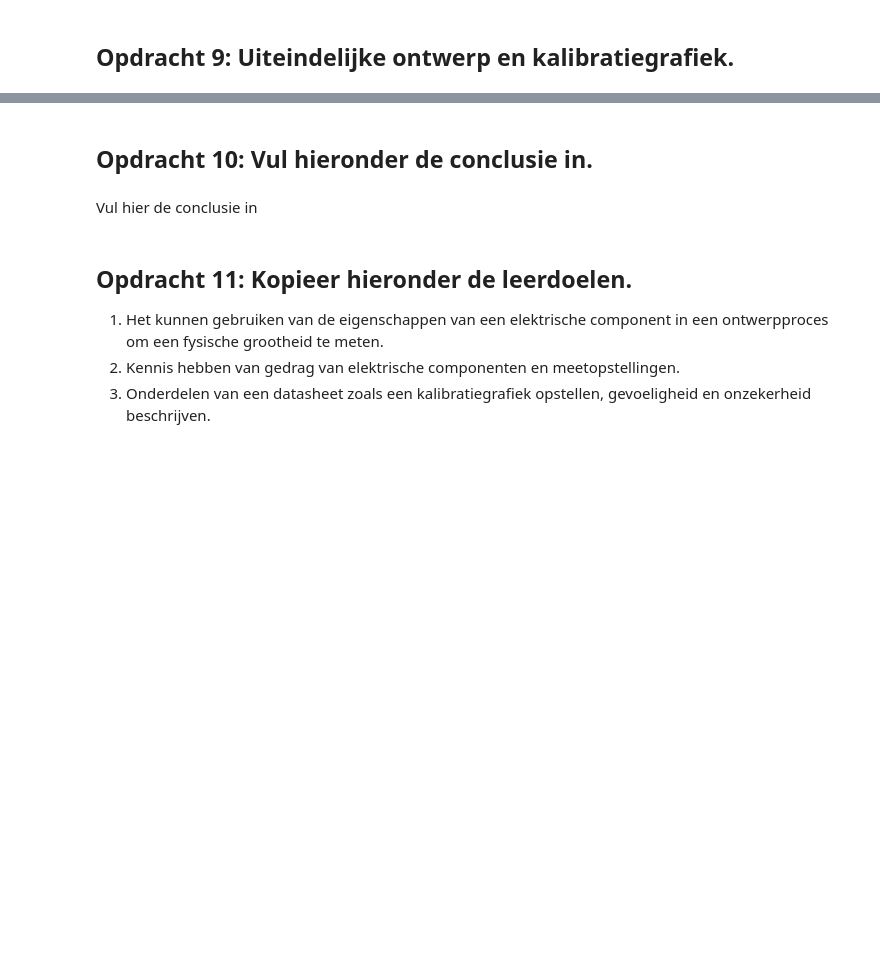
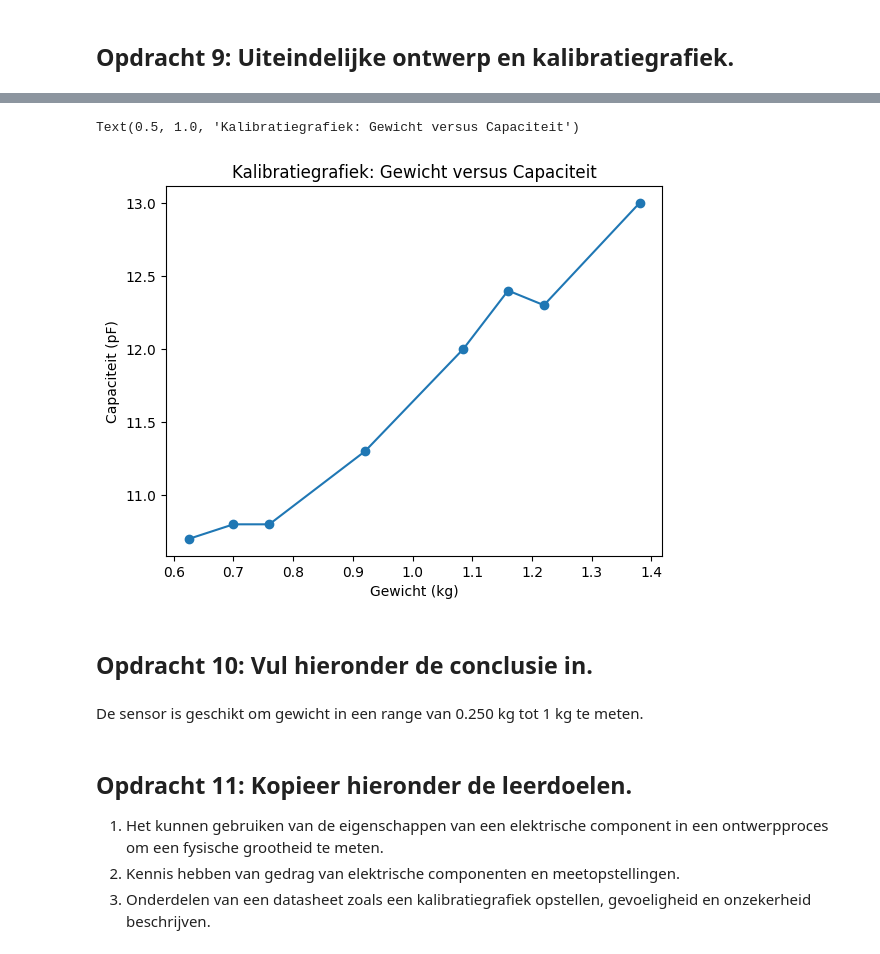
Before and after one commit to Nina925/opdrachten-DEF-D, a Jupyter notebook: FysiekeOntwerpopdrachten/2OntwerpEenSensorCondensator/DEFOntwerpopdracht2OntwerpEenSensorInvulTemplate.ipynb, the cells around one changed output, grey strips where cells are left out. Saved outputs shown, nothing was run; the diff lists cells and outputs as text; code cells hidden in the pictures; blank space fills up the shorter version.

```diff
--- a/FysiekeOntwerpopdrachten/2OntwerpEenSensorCondensator/DEFOntwerpopdracht2OntwerpEenSensorInvulTemplate.ipynb
+++ b/FysiekeOntwerpopdrachten/2OntwerpEenSensorCondensator/DEFOntwerpopdracht2OntwerpEenSensorInvulTemplate.ipynb
@@ -119,7 +157,27 @@ Onze sensor kan nog verbetered worden door de volgende verbeteringen (minimaal 2
+# %%
+# Plot hier je oorspronkelijke en je uiteindelijke kalibratiegrafieken, fit daar een bijpassende lijn door
+# en zet ook de verwachte ontwerpgrafiek erbij
+
+gewicht2 = np.array([920.3,1380.3,760,1220,700,1160,625,1085])*1e-3
+capaciteit2 = np.array([11.3,13,10.8,12.3,10.8,12.4,10.7,12.0])
+
+#sorteren
+sort_index = np.argsort(gewicht2)
+gewicht2_sorted = gewicht2[sort_index]
+capaciteit2_sorted = capaciteit2[sort_index]
+
+#plotten
+plt.plot(gewicht2_sorted, capaciteit2_sorted, marker='o', linestyle='-', label='Gemeten data')
+plt.xlabel('Gewicht (kg)')
+plt.ylabel('Capaciteit (pF)')
+plt.title('Kalibratiegrafiek: Gewicht versus Capaciteit')
+# %% [output]
+Text(0.5, 1.0, 'Kalibratiegrafiek: Gewicht versus Capaciteit')
+[figure, added]
 # %% [markdown]
 ## Opdracht 10: Vul hieronder de conclusie in.
-# %% [markdown]
-Vul hier de conclusie in
+# %% [markdown]
+De sensor is geschikt om gewicht in een range van 0.250 kg tot 1 kg te meten.
 # %% [markdown]
 ## Opdracht 11: Kopieer hieronder de leerdoelen.
 1. Het kunnen gebruiken van de eigenschappen van een elektrische component in een ontwerpproces om een fysische grootheid te meten.
```
Also changed, not shown: parts of 24 cells of this notebook, 9 other files.
